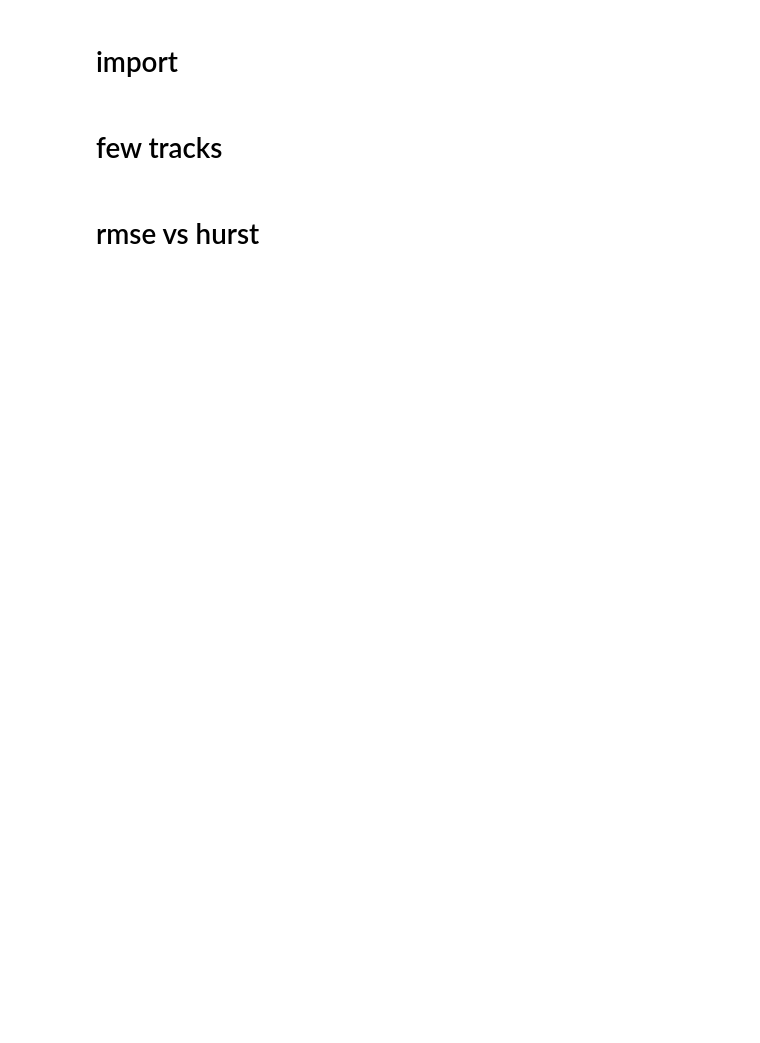
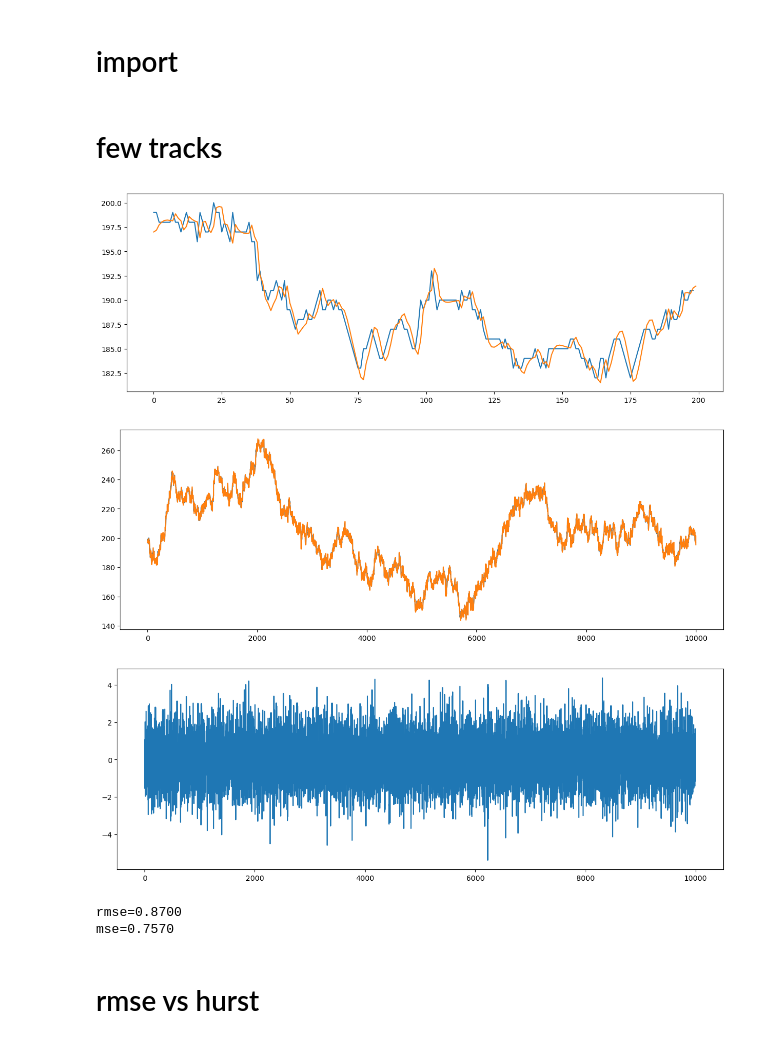
Before and after one commit to Shamaich1337/NMOT, a Jupyter notebook: notebooks/kalman_debug.ipynb, the cells around one changed output. Cells and saved outputs as stored; diff of their text form; code cells hidden in the pictures; blank space fills up the shorter version.

```diff
--- a/notebooks/kalman_debug.ipynb
+++ b/notebooks/kalman_debug.ipynb
@@ -69,11 +69,12 @@ class KalmanPredictor():
 # few tracks
 # %%
 np.random.seed(42)
-traj = gen_traj(frame_num=1000,
-                ants_num=100,
+hurst_move = 0.5
+traj = gen_traj(frame_num=10000,
+                ants_num=1,
                 frame_shape=(500, 500),
                 margin = -10,
-                hurst_move = 0.5,
+                hurst_move = hurst_move,
                 hurst_species = 0.5,
                 start_point = None)
 # %%
@@ -94,23 +95,37 @@ for tid in range(traj.shape[1]):
 
 kalman_preds = np.stack(list(predictions.values())).transpose((1,0,2))
 # %%
-fig, ax = plt.subplots(nrows=2)
-
-ax[0].plot(traj[1:,0,0])
-ax[0].plot(kalman_preds[:,0,0])
-ax[1].plot(traj[1:,0,1])
-ax[1].plot(kalman_preds[:,0,1])
-ax[0].set_title('2D kalman')
+plt.figure(figsize=(15, 5))
+plt.plot(traj[1:200,0,0], label=f'fBm H:{hurst_move}')
+plt.plot(kalman_preds[:200,0,0], label=f'fBm H:{hurst_move}')
+plt.savefig(f'../data/artifacts/fgn_{hurst_move}_kalman_preds_lowscale.svg')
 plt.show()
 
-fig, ax = plt.subplots(nrows=2)
-ax[0].plot(traj[1:,0,0]-kalman_preds[:,0,0])
-ax[1].plot(traj[1:,0,1]-kalman_preds[:,0,1])
-ax[0].set_title('err 2D kalman')
+plt.figure(figsize=(15, 5))
+plt.plot(traj[1:,0,0])
+plt.plot(kalman_preds[:,0,0])
+plt.savefig(f'../data/artifacts/fgn_{hurst_move}_kalman_preds_highscale.svg')
 plt.show()
 
-rmse = np.sqrt(np.mean((traj[1:]-kalman_preds)**2))
-print(f'{rmse=:.4f}')
+fig, ax = plt.subplots()
+fig.set_size_inches((15, 5))
+# ax[0].plot(traj[1:,0,0]-kalman_preds[:,0,0])
+ax.plot(traj[1:,0,1]-kalman_preds[:,0,1])
+plt.savefig(f'../data/artifacts/fgn_{hurst_move}_kalman_error.svg')
+plt.show()
+# %% [output]
+[figure, added]
+[figure, added]
+[figure, added]
+# %%
+
+rmse = np.sqrt(np.mean((traj[1:]-kalman_preds)**2))
+mse = np.mean((traj[1:]-kalman_preds)**2)
+print(f'{rmse=:.4f}')
+print(f'{mse=:.4f}')
+# %% [output]
+rmse=0.8700
+mse=0.7570
 # %% [markdown]
 # rmse vs hurst
 # %%
```
Also changed, not shown: parts of 1 cell of this notebook, 3 other files.
